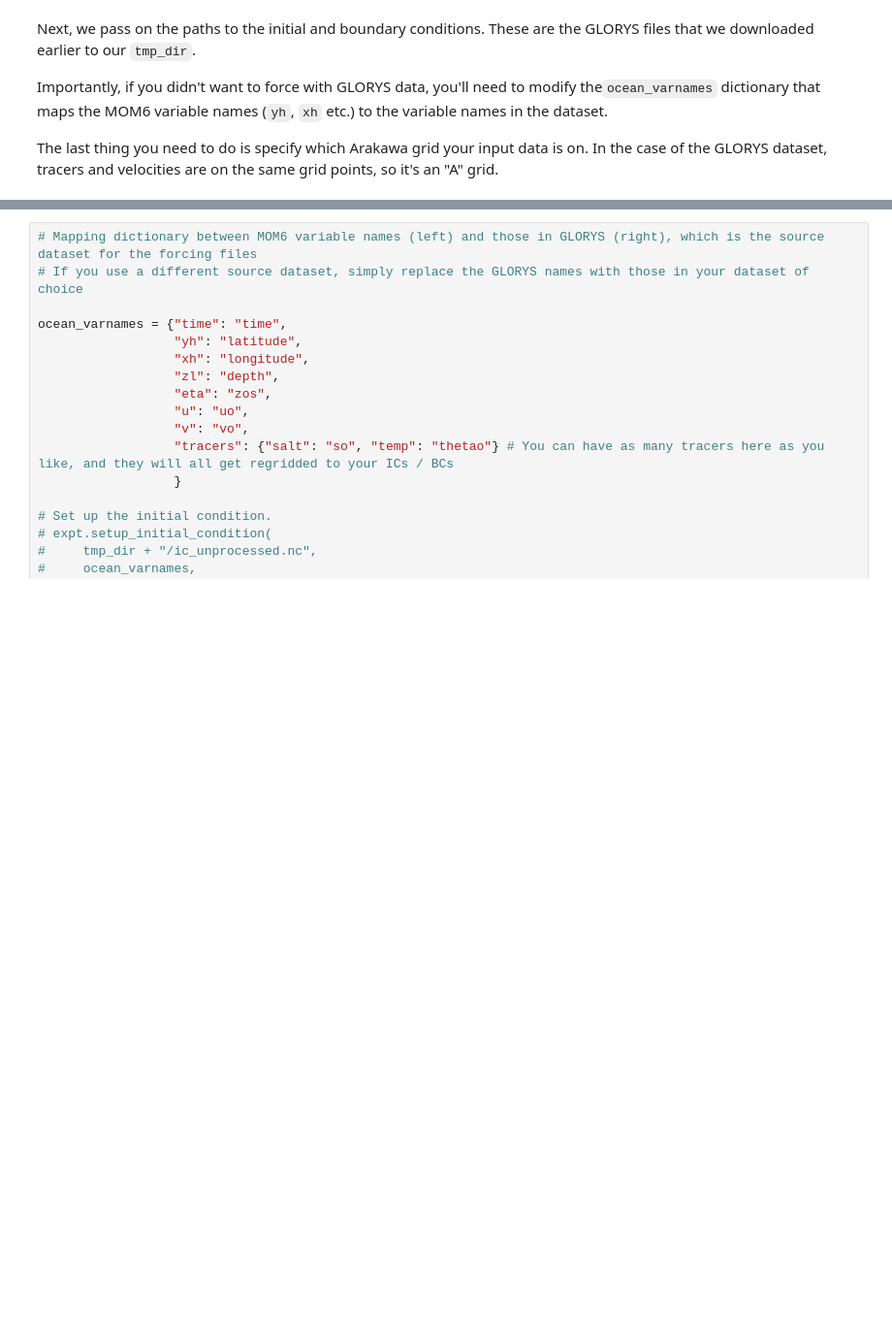
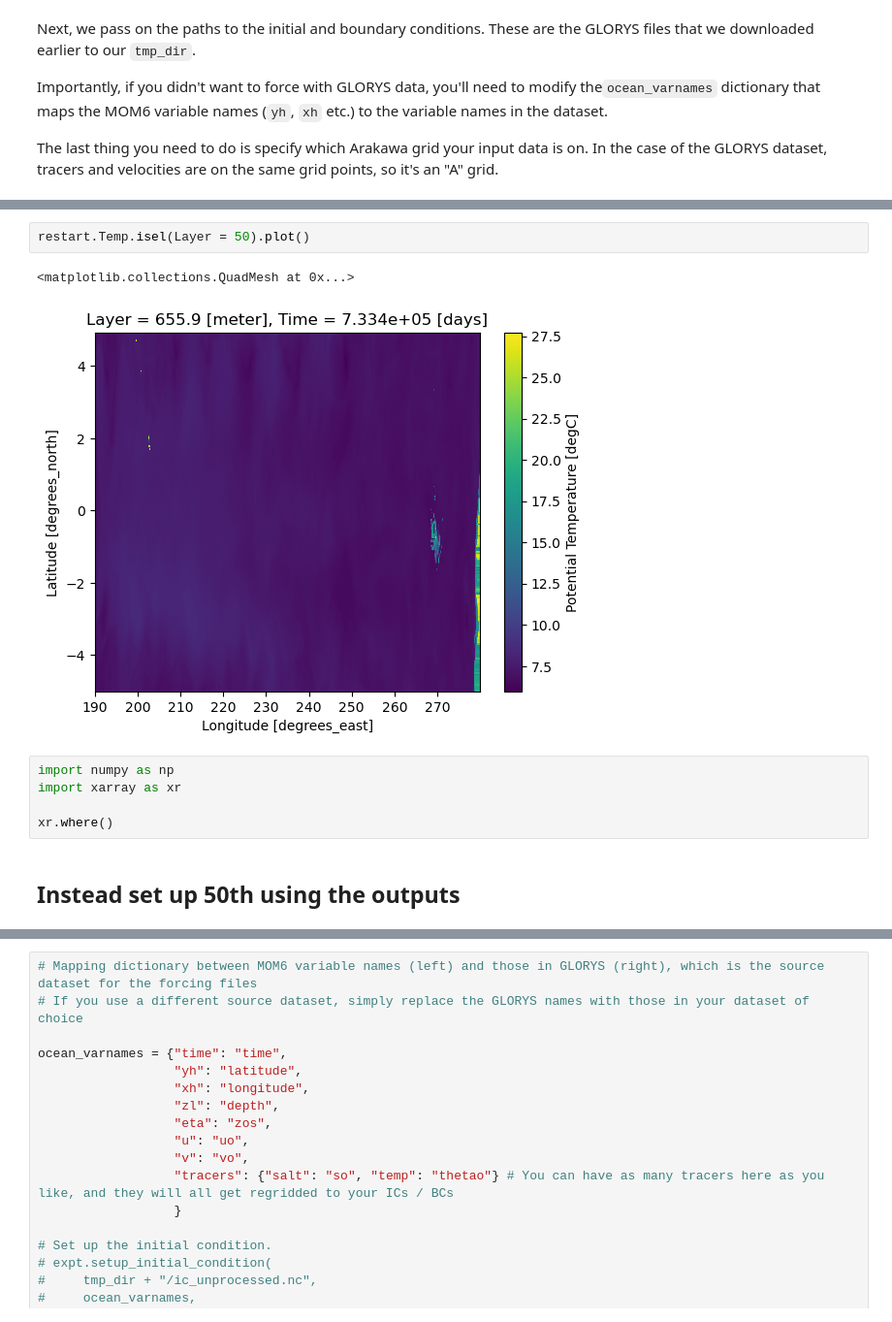
Before and after one commit to ashjbarnes/nino34-setup-expts, a Jupyter notebook: nino-50th/setup-nino50th.ipynb, the cells around one changed output, grey strips where cells are left out. Shown at 97% size. Saved outputs shown, nothing was run; the diff lists cells and outputs as text; blank space fills up the shorter version.

```diff
--- a/nino-50th/setup-nino50th.ipynb
+++ b/nino-50th/setup-nino50th.ipynb
@@ -184,0 +237,12 @@ The last thing you need to do is specify which Arakawa grid your input data is o
+# %%
+restart.Temp.isel(Layer = 50).plot()
+# %% [output]
+<matplotlib.collections.QuadMesh at 0x...>
+[figure, added]
+# %%
+import numpy as np
+import xarray as xr
+
+xr.where()
+# %% [markdown]
+## Instead set up 50th using the outputs
```
Also changed, not shown: parts of 12 cells of this notebook, 1 other file.
